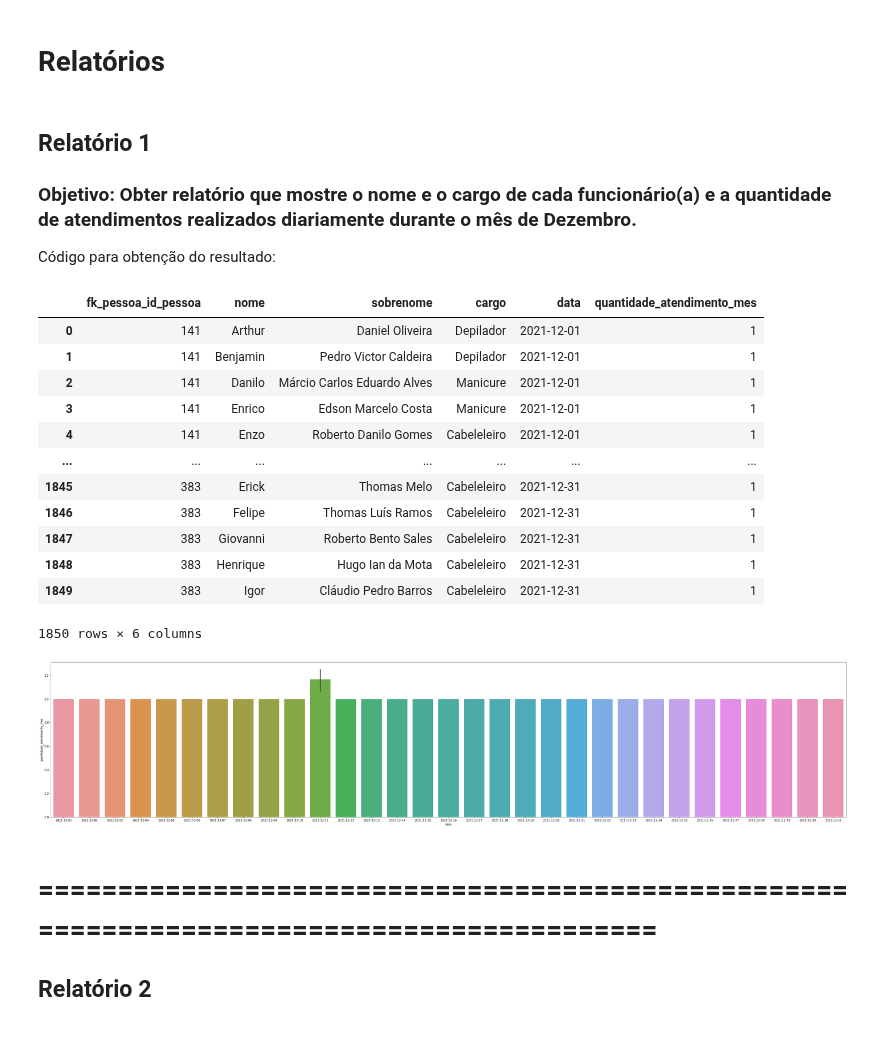
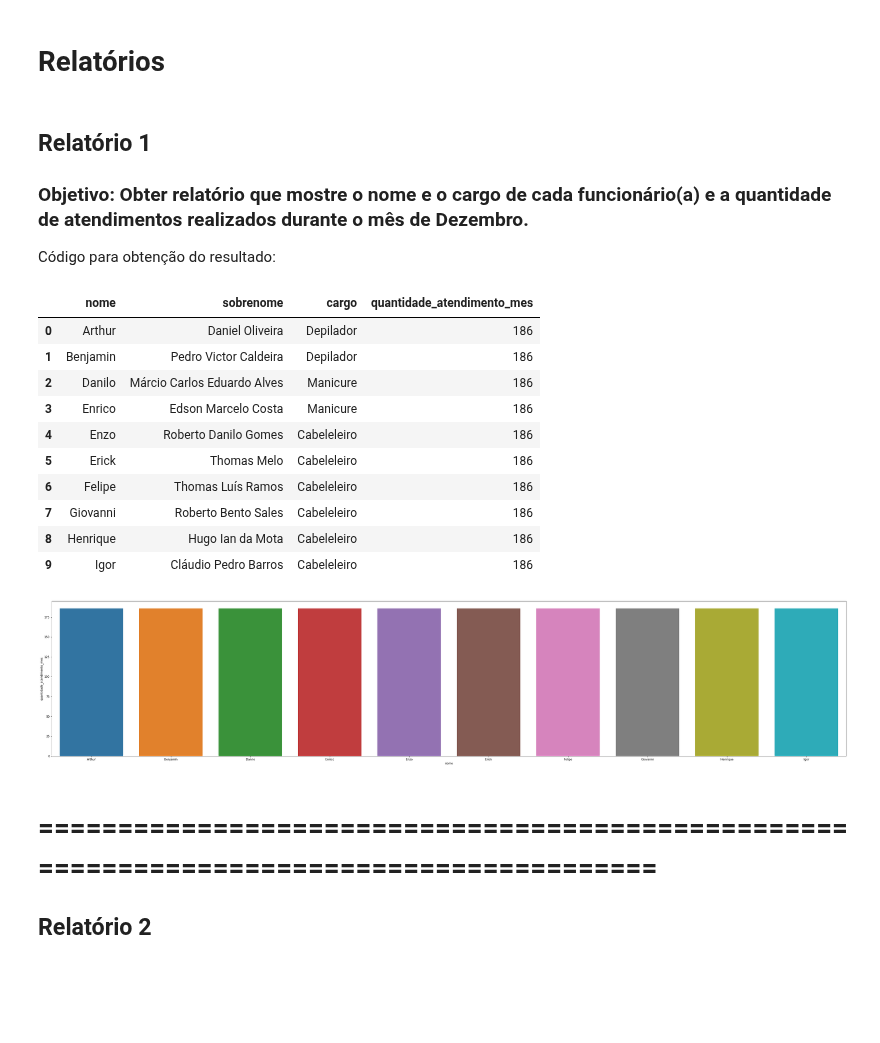
Before and after one commit to Julymusso/Template_Trab_BD1_2020, a Jupyter notebook: BD1_Relatorios_BarbeariaGourmet.ipynb, the cells around one changed output. Cells and saved outputs as stored; diff of their text form; code cells hidden in the pictures; blank space fills up the shorter version.

Commit message:
Atualização do Relatório 1

```diff
--- a/BD1_Relatorios_BarbeariaGourmet.ipynb
+++ b/BD1_Relatorios_BarbeariaGourmet.ipynb
@@ -23,37 +23,34 @@ conn = psycopg2.connect(host="fanny.db.elephantsql.com", database="dcekjmnn", us
 # Relatórios
 # %% [markdown]
 ## Relatório 1
-### Objetivo: Obter relatório que mostre o nome e o cargo de cada funcionário(a) e a quantidade de atendimentos realizados diariamente durante o mês de Dezembro.
+### Objetivo: Obter relatório que mostre o nome e o cargo de cada funcionário(a) e a quantidade de atendimentos realizados durante o mês de Dezembro.
 Código para obtenção do resultado:
 # %%
-funcionario = pd.read_sql_query("""select ordem_servico.fk_pessoa_id_pessoa, pessoa.nome, pessoa.sobrenome, funcionario.cargo, ordem_servico.data, count(pessoa.nome) as quantidade_atendimento_mes
+funcionario = pd.read_sql_query("""select pessoa.nome, pessoa.sobrenome, funcionario.cargo, count(pessoa.nome) as quantidade_atendimento_mes
 from pessoa
 join funcionario on (funcionario.fk_pessoa_id_pessoa = pessoa.id_pessoa)
 join ordem_servico on (ordem_servico.data >= '2021-12-01' and ordem_servico.data <= '2021-12-31')
 where pessoa.id_pessoa = funcionario.fk_pessoa_id_pessoa
-group by ordem_servico.fk_pessoa_id_pessoa, pessoa.nome, pessoa.sobrenome, funcionario.cargo, ordem_servico.data
-order by ordem_servico.data
+group by pessoa.nome, pessoa.sobrenome, funcionario.cargo
 """, conn)
 funcionario
 # %% [output]
-|  | fk_pessoa_id_pessoa | nome | sobrenome | cargo | data | quantidade_atendimento_mes |
-| 0 | 141 | Arthur | Daniel Oliveira | Depilador | 2021-12-01 | 1 |
-| 1 | 141 | Benjamin | Pedro Victor Caldeira | Depilador | 2021-12-01 | 1 |
-| 2 | 141 | Danilo | Márcio Carlos Eduardo Alves | Manicure | 2021-12-01 | 1 |
-| 3 | 141 | Enrico | Edson Marcelo Costa | Manicure | 2021-12-01 | 1 |
-| 4 | 141 | Enzo | Roberto Danilo Gomes | Cabeleleiro | 2021-12-01 | 1 |
-| ... | ... | ... | ... | ... | ... | ... |
-| 1845 | 383 | Erick | Thomas Melo | Cabeleleiro | 2021-12-31 | 1 |
-| 1846 | 383 | Felipe | Thomas Luís Ramos | Cabeleleiro | 2021-12-31 | 1 |
-| 1847 | 383 | Giovanni | Roberto Bento Sales | Cabeleleiro | 2021-12-31 | 1 |
-| 1848 | 383 | Henrique | Hugo Ian da Mota | Cabeleleiro | 2021-12-31 | 1 |
-| 1849 | 383 | Igor | Cláudio Pedro Barros | Cabeleleiro | 2021-12-31 | 1 |
+|  | nome | sobrenome | cargo | quantidade_atendimento_mes |
+| 0 | Arthur | Daniel Oliveira | Depilador | 186 |
+| 1 | Benjamin | Pedro Victor Caldeira | Depilador | 186 |
+| 2 | Danilo | Márcio Carlos Eduardo Alves | Manicure | 186 |
+| 3 | Enrico | Edson Marcelo Costa | Manicure | 186 |
+| 4 | Enzo | Roberto Danilo Gomes | Cabeleleiro | 186 |
+| 5 | Erick | Thomas Melo | Cabeleleiro | 186 |
+| 6 | Felipe | Thomas Luís Ramos | Cabeleleiro | 186 |
+| 7 | Giovanni | Roberto Bento Sales | Cabeleleiro | 186 |
+| 8 | Henrique | Hugo Ian da Mota | Cabeleleiro | 186 |
+| 9 | Igor | Cláudio Pedro Barros | Cabeleleiro | 186 |
-1850 rows × 6 columns
 # %%
 plt.figure(figsize=(50,10));
-sns.barplot(x='data', y='quantidade_atendimento_mes',data=funcionario);
+sns.barplot(x='nome', y='quantidade_atendimento_mes',data=funcionario);
 # %% [output]
-[figure, old version]
+[figure, new version]
 # %% [markdown]
 # ==========================================================================================
 ## Relatório 2
```
